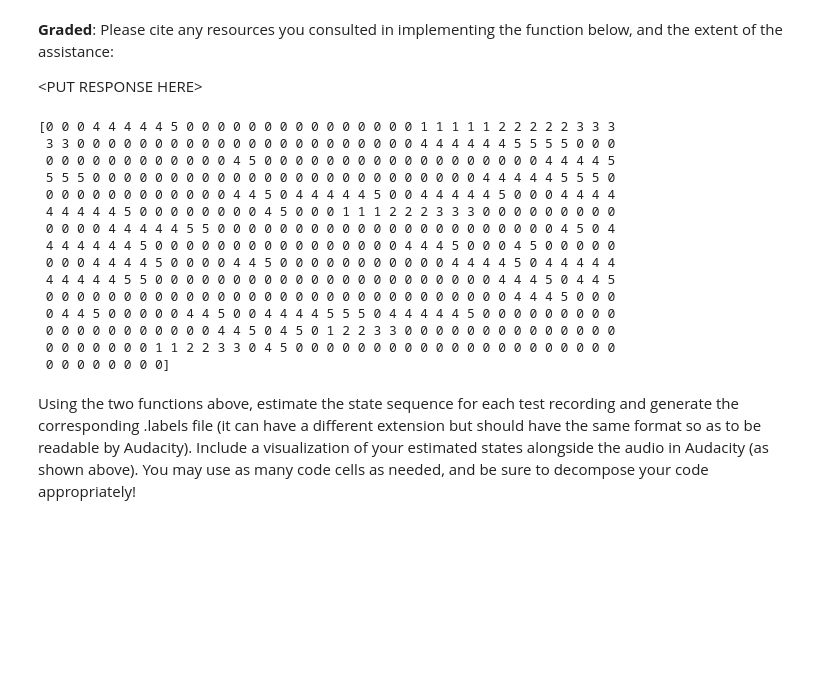
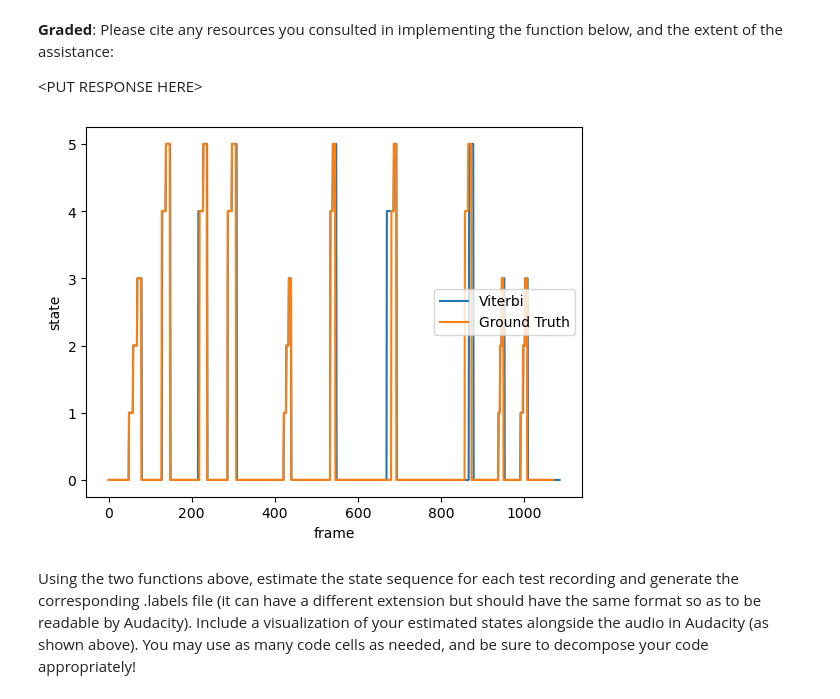
Before and after one commit to THENIROCK/toy-speech-recognizer, a Jupyter notebook: hw8.ipynb, the cells around one changed output. Cells and saved outputs as stored; diff of their text form; code cells hidden in the pictures; blank space fills up the shorter version.

```diff
--- a/hw8.ipynb
+++ b/hw8.ipynb
@@ -568,7 +530,7 @@ In this part, we will use our trained model from part 2 to estimate the state se
 # %% [markdown]
 The function below calculates a pairwise similarity matrix, assuming a Gaussian emission probability model.  You may use the scipy implementation of [multivariate_normal](https://docs.scipy.org/doc/scipy/reference/generated/scipy.stats.multivariate_normal.html) in your implementation.
 # %%
-def calcSimilarity_multivariateGaussian(O, S, means, covars):
+def calcSimilarity_multivariateGaussian(O, means, covars):
     """
     Calculates the matrix of likelihoods for a sequence of observations and a set of multivariate Gaussian models.
 
@@ -585,7 +547,7 @@ def calcSimilarity_multivariateGaussian(O, S, means, covars):
     """
 
     # first make sure O and S have the same number of frames. truncate O to the length of S.
-    O = O[:, :len(S)]
+    # O = O[:, :len(S)]
 
     O = np.asarray(O)
     M = means.shape[0]
@@ -599,7 +561,7 @@ def calcSimilarity_multivariateGaussian(O, S, means, covars):
 
     return probs
 # %%
-prob = calcSimilarity_multivariateGaussian(O, S, means, covars).shape
+prob = calcSimilarity_multivariateGaussian(O, means, covars).shape
 # %% [markdown]
 The function below implements the Viterbi algorithm from scratch.  Since there are lots of implementations of Viterbi online, you should not consult any direct implementations.  If you are unable to complete this part on your own, you may consult an online implementation for a grade deduction.  If you do so, please cite the resource and describe the extent of the assistance so that points may be deducted appropriately.
 # %% [markdown]
@@ -614,8 +576,7 @@ def backtrace(D, B, endpoint_row):
     Arguments:
     D -- cumulative cost matrix
     B -- backtrace matrix
-    steps -- a numpy matrix specifying the allowable transitions.  It should be of
-            dimension (L, 2), where each row specifies (row step, col step)
+    endpoint_row -- the row index of the endpoint of the path
 
     Returns:
     path -- a python list of (row, col) coordinates for the optimal path.
@@ -656,11 +617,6 @@ def viterbi(prob, A, pi):
     """
     ### INSERT CODE BELOW ###
 
-    def _log_prob(p):
-        """log(p) with -inf for p == 0 (avoids numpy log(0) warnings)."""
-        p = np.asarray(p, dtype=float)
-        return np.where(p > 0, np.log(p), -np.inf)
-
     # step 1: probs, done.
 
     # step 2: compute the cumulative path score matrix and backtrace matrix
@@ -670,7 +626,8 @@ def viterbi(prob, A, pi):
     B = np.zeros(prob.shape, dtype=np.int8)
 
     # initialize first column
-    D[:, 0] = _log_prob(pi) + _log_prob(prob[:, 0])
+    with np.errstate(divide='ignore'):
+      D[:, 0] = np.log(pi) + np.log(prob[:, 0])
 
     # fill D in
     A = np.asarray(A, dtype=float)
@@ -681,7 +638,8 @@ def viterbi(prob, A, pi):
             best_l = 0
 
             for l in range(M):
-                score = D[l, col - 1] + _log_prob(A[l, row]) + _log_prob(prob[row, col]) # recurrence relation
+                with np.errstate(divide='ignore'):
+                  score = D[l, col - 1] + np.log(A[l, row]) + np.log(prob[row, col]) # recurrence relation from lecture
 
                 if score > best_score:
                     best_score = score
@@ -701,29 +659,24 @@ def viterbi(prob, A, pi):
 
     return S_est
 # %%
+# train
+train1_labels = Path(ANNOT_DIR, 'train1.labels')
 O, hop = computeFeatures(Path(AUDIO_DIR, 'train1.wav'))
 states, stateStr2id = getStateMapping()
 S = getStatesFromLabelFile(train1_labels, hop, stateStr2id)
-A, pi, means, covars = trainHMM(O, S, states)
-prob = calcSimilarity_multivariateGaussian(O, S, means, covars)
+A, pi, means, covars = trainHMM([O], [S], states)
+
+# inference
+prob = calcSimilarity_multivariateGaussian(O, means, covars)
 S_est = viterbi(prob, A, pi)
 
-print(S_est)
+plt.plot(S_est)
+plt.plot(S)
+plt.legend(['Viterbi', 'Ground Truth'])
+plt.xlabel('frame')
+plt.ylabel('state')
+plt.show()
 # %% [output]
-[0 0 0 4 4 4 4 4 5 0 0 0 0 0 0 0 0 0 0 0 0 0 0 0 1 1 1 1 1 2 2 2 2 2 3 3 3
- 3 3 0 0 0 0 0 0 0 0 0 0 0 0 0 0 0 0 0 0 0 0 0 0 4 4 4 4 4 4 5 5 5 5 0 0 0
- 0 0 0 0 0 0 0 0 0 0 0 0 4 5 0 0 0 0 0 0 0 0 0 0 0 0 0 0 0 0 0 0 4 4 4 4 5
- 5 5 5 0 0 0 0 0 0 0 0 0 0 0 0 0 0 0 0 0 0 0 0 0 0 0 0 0 4 4 4 4 4 5 5 5 0
- 0 0 0 0 0 0 0 0 0 0 0 0 4 4 5 0 4 4 4 4 4 5 0 0 4 4 4 4 4 5 0 0 0 4 4 4 4
- 4 4 4 4 4 5 0 0 0 0 0 0 0 0 4 5 0 0 0 1 1 1 2 2 2 3 3 3 0 0 0 0 0 0 0 0 0
- 0 0 0 0 4 4 4 4 4 5 5 0 0 0 0 0 0 0 0 0 0 0 0 0 0 0 0 0 0 0 0 0 0 4 5 0 4
- 4 4 4 4 4 4 5 0 0 0 0 0 0 0 0 0 0 0 0 0 0 0 0 4 4 4 5 0 0 0 4 5 0 0 0 0 0
- 0 0 0 4 4 4 4 5 0 0 0 0 4 4 5 0 0 0 0 0 0 0 0 0 0 0 4 4 4 4 5 0 4 4 4 4 4
- 4 4 4 4 4 5 5 0 0 0 0 0 0 0 0 0 0 0 0 0 0 0 0 0 0 0 0 0 0 4 4 4 5 0 4 4 5
- 0 0 0 0 0 0 0 0 0 0 0 0 0 0 0 0 0 0 0 0 0 0 0 0 0 0 0 0 0 0 4 4 4 5 0 0 0
- 0 4 4 5 0 0 0 0 0 4 4 5 0 0 4 4 4 4 5 5 5 0 4 4 4 4 4 5 0 0 0 0 0 0 0 0 0
- 0 0 0 0 0 0 0 0 0 0 0 4 4 5 0 4 5 0 1 2 2 3 3 0 0 0 0 0 0 0 0 0 0 0 0 0 0
- 0 0 0 0 0 0 0 1 1 2 2 3 3 0 4 5 0 0 0 0 0 0 0 0 0 0 0 0 0 0 0 0 0 0 0 0 0
- 0 0 0 0 0 0 0 0]
+[figure, added]
 # %% [markdown]
 Using the two functions above, estimate the state sequence for each test recording and generate the corresponding .labels file (it can have a different extension but should have the same format so as to be readable by Audacity).  Include a visualization of your estimated states alongside the audio in Audacity (as shown above).  You may use as many code cells as needed, and be sure to decompose your code appropriately!
```
Also changed, not shown: parts of 32 cells of this notebook, 6 other files.
